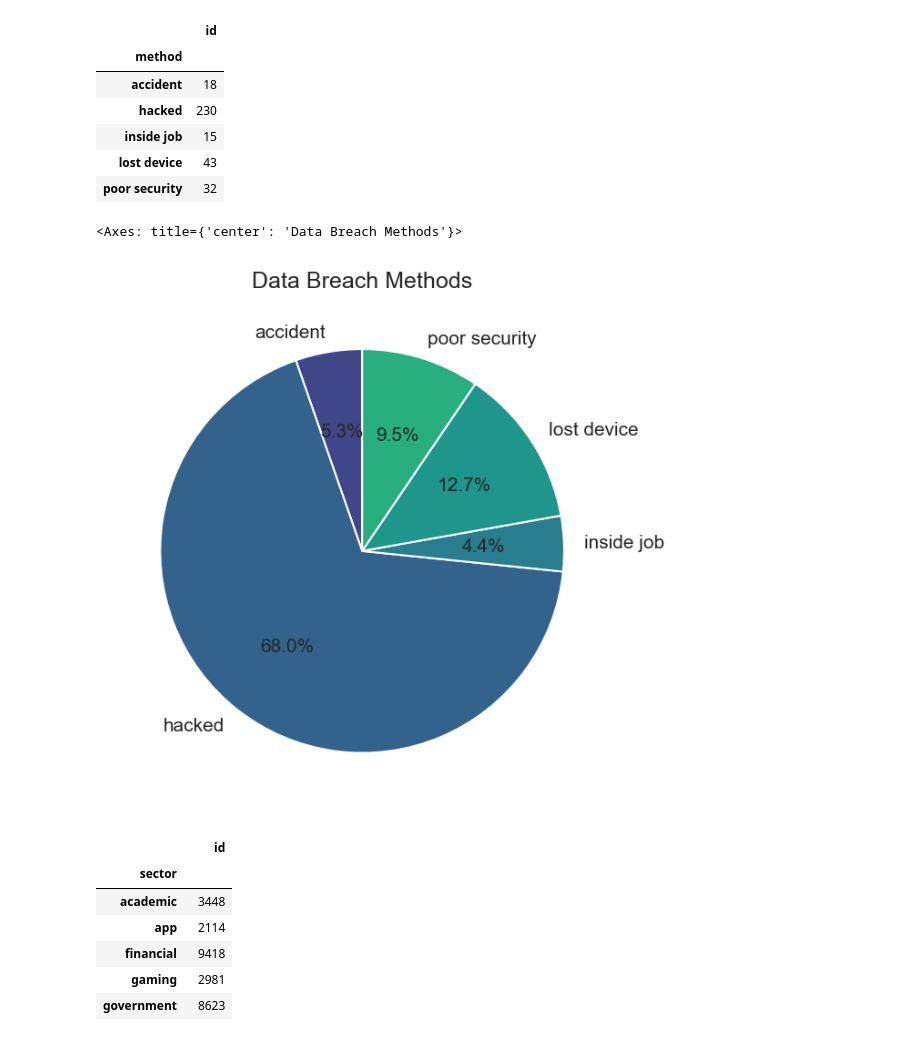
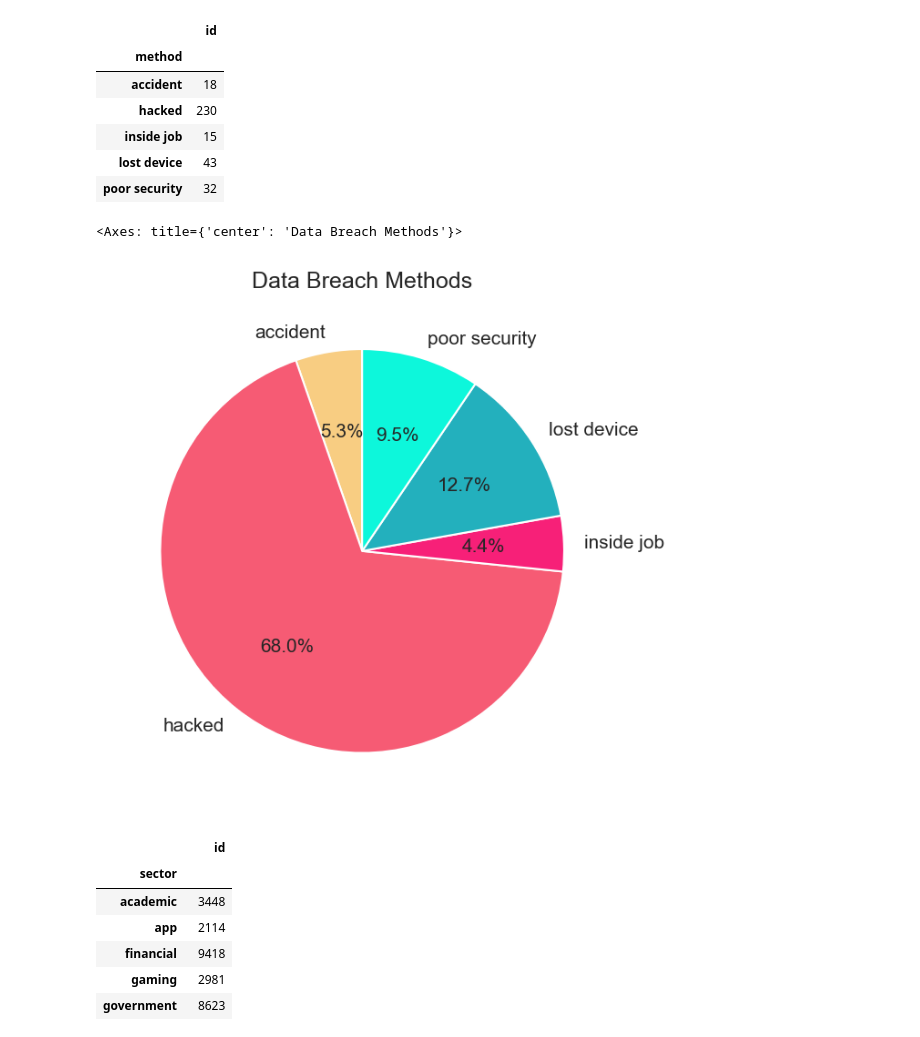
Before and after one commit to PianoPalf/group-project-3, a Jupyter notebook: Python/dataframe_creation_&_clean_SP.ipynb, the cells around one changed output. Drawn from its saved outputs; the diff is of its cells as text; code cells hidden in the pictures.

```diff
--- a/Python/dataframe_creation_&_clean_SP.ipynb
+++ b/Python/dataframe_creation_&_clean_SP.ipynb
@@ -401,7 +401,8 @@ array(['Aug', 'Dec', 'May', 'Feb', 'Jul', 'Jun', 'Apr', 'Mar', 'Jan',
        'Nov', 'Oct', 'Sep'], dtype=object)
 # %%
 # Combine 'year' and 'month_digit' columns into a single 'date' column as strings
-cleaned_dBreaches_df['date'] = cleaned_dBreaches_df['year'].astype(str) + '-' + cleaned_dBreaches_df['month_digit'].astype(str) + '-01'
+cleaned_dBreaches_df['date'] = cleaned_dBreaches_df['year'].astype(str) + '-' + \
+                               cleaned_dBreaches_df['month_digit'].astype(str) + '-01'
 
 # Convert the 'Date' column to a datetime column
 cleaned_dBreaches_df['date'] = pd.to_datetime(cleaned_dBreaches_df['date'], format='%Y-%m-%d')
@@ -741,25 +735,25 @@ dBreaches_pivot
 # %%
 # Total Data Breaches by Method
 
 # Set Colour Palette
 #color = ['#730517', '#f44560', '#44d1df', '#32a4a7', '#1e7069']
-#color = ['#f8cd82', '#f65b74', '#f72078', '#23b0bd', '#0df7db']
+color = ['#f8cd82', '#f65b74', '#f72078', '#23b0bd', '#0df7db']
 #color = ['#a8216b', '#f1184c', '#f36943', '#f7dc66', '#2e9599']
 #color = ['#7d3ac1','#af4bce','#db4cb2','#eb548c','#ea7369','#f0a58f','#fceae6']
-color = ['#404788','#33638d','#287d8e','#1f968b','#29af7f']
+#color = ['#404788','#33638d','#287d8e','#1f968b','#29af7f']
 
 # Create Pivot Table of Total Data Breaches by Method
 dBreaches_pivot = cleaned_dBreaches_df.pivot_table(values='id',
                                                    aggfunc='count',
                                                    #columns='method',
                                                    index=cleaned_dBreaches_df['method'],
                                                    fill_value=0)
 
 # Set Figure Parameters and Labels
 dBreaches_pivot.plot.pie(y='id', autopct='%1.1f%%', startangle=90, legend=False, title='Data Breach Methods', ylabel='', colors=color)
 # %% [output]
 <Axes: title={'center': 'Data Breach Methods'}>
-[figure, old version]
+[figure, new version]
 # %%
 # Create Pivot Table (Aggregate Function = Sum) of Breaches by Sector
 dBreaches_sector_pivot = cleaned_dBreaches_df.pivot_table('id',
```
Also changed, not shown: parts of 2 cells of this notebook.
